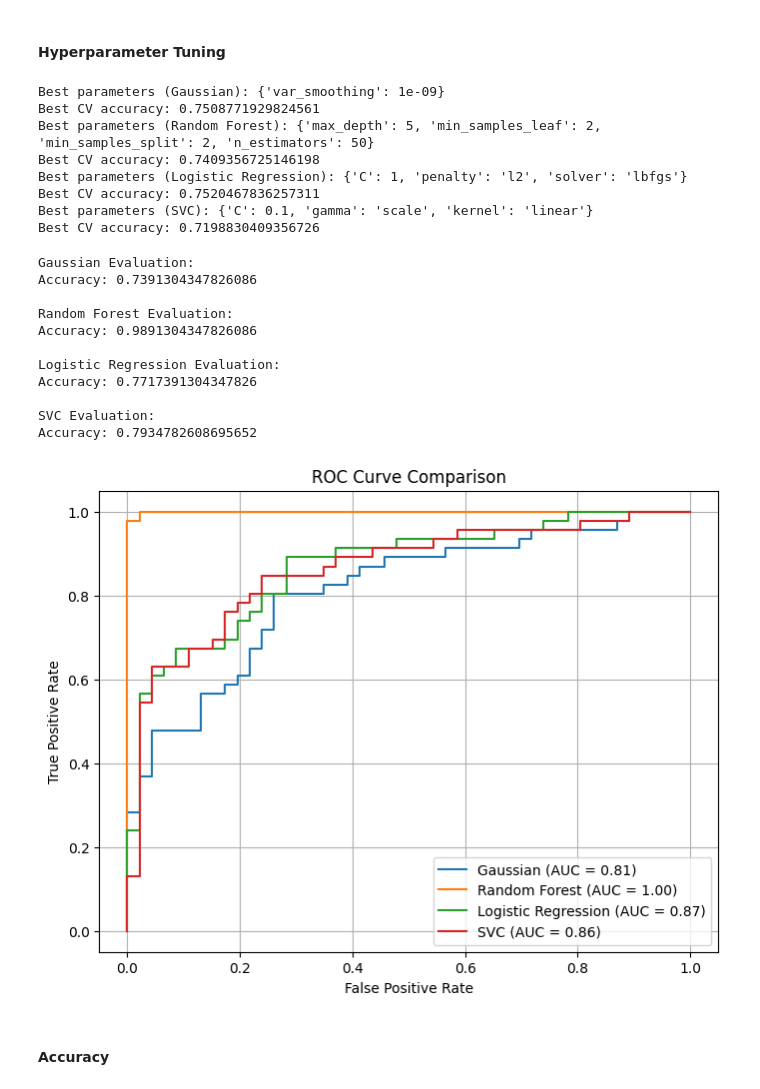
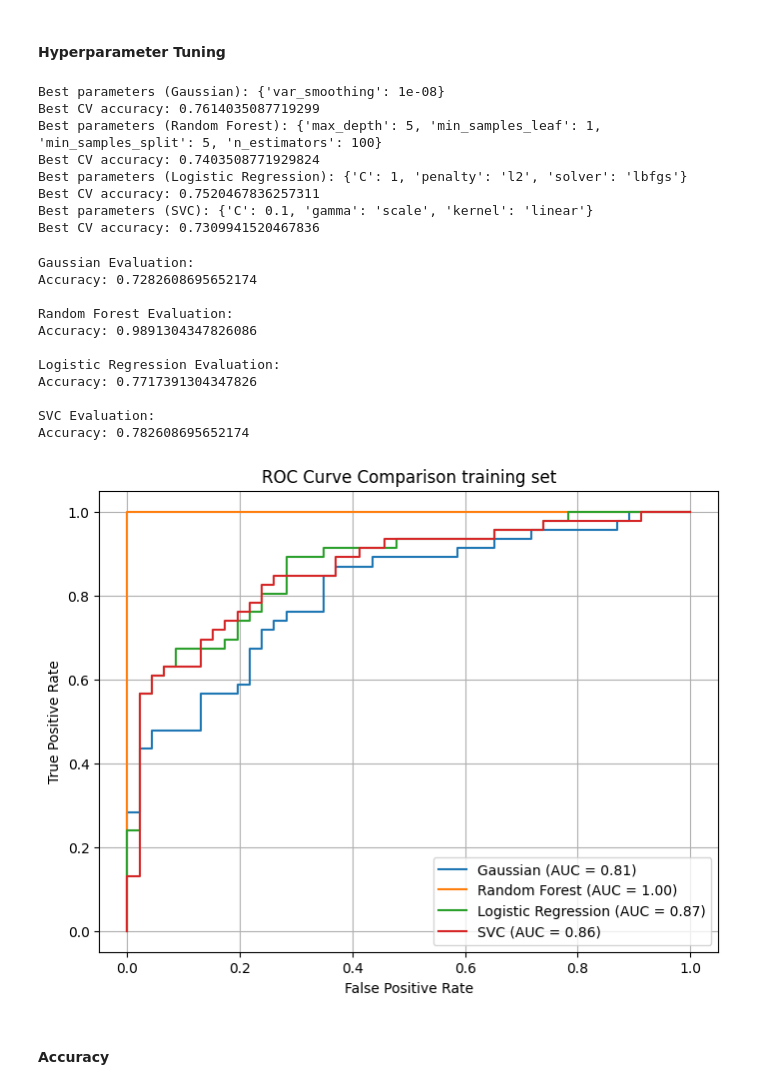
Before and after one commit to livkrom/Machine-Learning, a Jupyter notebook: TM10007_ML_Project-main/Model.ipynb, the cells around one changed output. Saved outputs shown, nothing was run; the diff lists cells and outputs as text; code cells hidden in the pictures.

```diff
--- a/TM10007_ML_Project-main/Model.ipynb
+++ b/TM10007_ML_Project-main/Model.ipynb
@@ -600,7 +587,7 @@ param_grid_svc = {
     'gamma': ['scale', 'auto']
 }
 
-grid_svc = GridSearchCV(SVC(), param_grid_svc, cv=5, scoring='accuracy')
+grid_svc = GridSearchCV(svm.SVC(), param_grid_svc, cv=5, scoring='accuracy')
 grid_svc.fit(X_train, y_train)
 
 print("Best parameters (Gaussian):", grid_gnb.best_params_)
@@ -612,20 +599,20 @@ print("Best CV accuracy:", grid_lr.best_score_)
 print("Best parameters (SVC):", grid_svc.best_params_)
 print("Best CV accuracy:", grid_svc.best_score_)
 # %% [output]
-Best parameters (Gaussian): {'var_smoothing': 1e-09}
-Best CV accuracy: 0.7508771929824561
-Best parameters (Random Forest): {'max_depth': 5, 'min_samples_leaf': 2, 'min_samples_split': 2, 'n_estimators': 50}
-Best CV accuracy: 0.7409356725146198
+Best parameters (Gaussian): {'var_smoothing': 1e-08}
+Best CV accuracy: 0.7614035087719299
+Best parameters (Random Forest): {'max_depth': 5, 'min_samples_leaf': 1, 'min_samples_split': 5, 'n_estimators': 100}
+Best CV accuracy: 0.7403508771929824
 Best parameters (Logistic Regression): {'C': 1, 'penalty': 'l2', 'solver': 'lbfgs'}
 Best CV accuracy: 0.7520467836257311
 Best parameters (SVC): {'C': 0.1, 'gamma': 'scale', 'kernel': 'linear'}
-Best CV accuracy: 0.7198830409356726
+Best CV accuracy: 0.7309941520467836
 # %%
 # Retraining models with the best parameters from GridSearch
 best_gnb = GaussianNB(**grid_gnb.best_params_)
 best_rf = RandomForestClassifier(**grid_rf.best_params_, random_state=42)
 best_lr = LogisticRegression(**grid_lr.best_params_, max_iter=1000)
-best_svc = SVC(**grid_svc.best_params_)
+best_svc = svm.SVC(**grid_svc.best_params_)
 
 # Fit all best models on the full training data
 best_gnb.fit(X_train, y_train)
@@ -647,42 +634,42 @@ for name, model in models.items():
     print(f"\n{name} Evaluation:")
     print("Accuracy:", accuracy_score(y_train, y_pred))
 
-# ROC curve
+# ROC curve train set
 plt.figure(figsize=(8, 6))
 
 for name, model in models.items():
     if hasattr(model, "predict_proba"):
         y_score = model.predict_proba(X_train)[:, 1]
     elif hasattr(model, "decision_function"):
         y_score = model.decision_function(X_train)
     else:
         continue
 
     fpr, tpr, _ = roc_curve(y_train, y_score)
     roc_auc = auc(fpr, tpr)
 
     plt.plot(fpr, tpr, label=f"{name} (AUC = {roc_auc:.2f})")
 
 # Plotting
-plt.title("ROC Curve Comparison")
+plt.title("ROC Curve Comparison train set")
 plt.xlabel("False Positive Rate")
 plt.ylabel("True Positive Rate")
 plt.legend()
 plt.grid(True)
 plt.show()
 # %% [output]
 Gaussian Evaluation:
-Accuracy: 0.7391304347826086
+Accuracy: 0.7282608695652174
 
 Random Forest Evaluation:
 Accuracy: 0.9891304347826086
 
 Logistic Regression Evaluation:
 Accuracy: 0.7717391304347826
 
 SVC Evaluation:
-Accuracy: 0.7934782608695652
+Accuracy: 0.782608695652174
-[figure, old version]
+[figure, new version]
 # %% [markdown]
 #### Accuracy
 # %%
```
Also changed, not shown: parts of 7 cells of this notebook.
